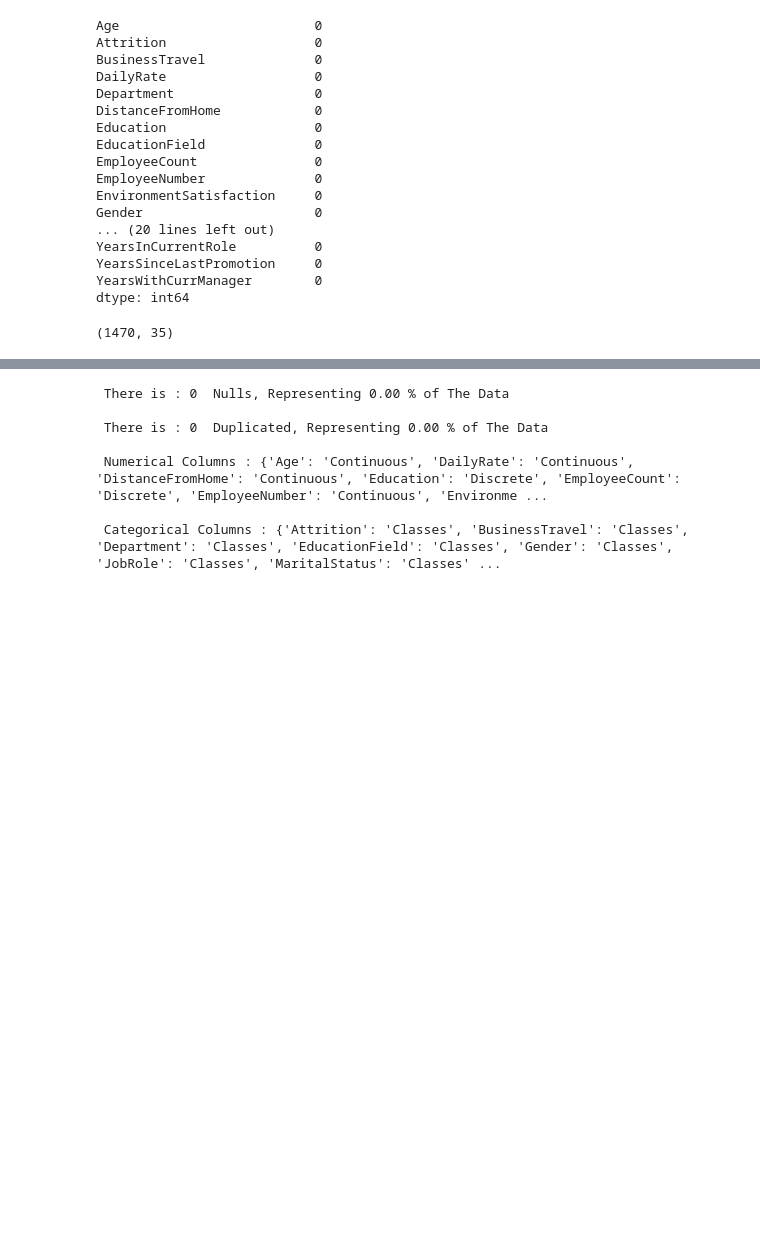
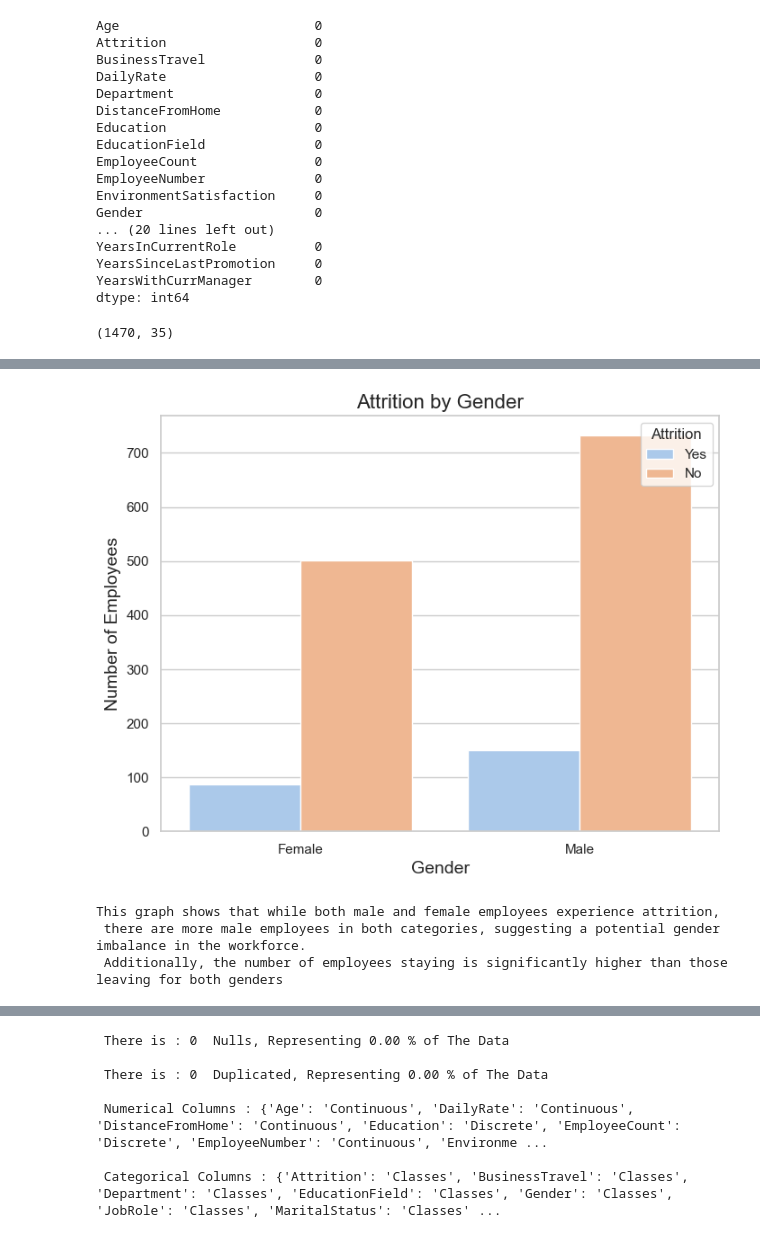
Before and after one commit to Laukit13/The-Retention-Equation-Predictive-Modeling-of-Employee-Turnover, a Jupyter notebook: Prediction.ipynb, the cells around one changed output, grey strips where cells are left out. Saved outputs shown, nothing was run; the diff lists cells and outputs as text; code cells hidden in the pictures; blank space fills up the shorter version.

```diff
--- a/Prediction.ipynb
+++ b/Prediction.ipynb
@@ -73,0 +148,16 @@ df.shape
+# %%
+# Attrition by Gender
+plt.figure(figsize=(8, 6))
+sns.set_theme(style="whitegrid")
+sns.countplot(x='Gender', hue='Attrition', data=df, palette='pastel')
+plt.title('Attrition by Gender', fontsize=16)
+plt.xlabel('Gender', fontsize=14)
+plt.ylabel('Number of Employees', fontsize=14)
+plt.legend(title='Attrition', loc='upper right')
+plt.show()
+print("This graph shows that while both male and female employees experience attrition,\n there are more male employees in both categories, suggesting a potential gender imbalance in the workforce.\n Additionally, the number of employees staying is significantly higher than those leaving for both genders")
+# %% [output]
+[figure, added]
+This graph shows that while both male and female employees experience attrition,
+ there are more male employees in both categories, suggesting a potential gender imbalance in the workforce.
+ Additionally, the number of employees staying is significantly higher than those leaving for both genders
```
Also changed, not shown: parts of 55 cells of this notebook, 1 other file.
